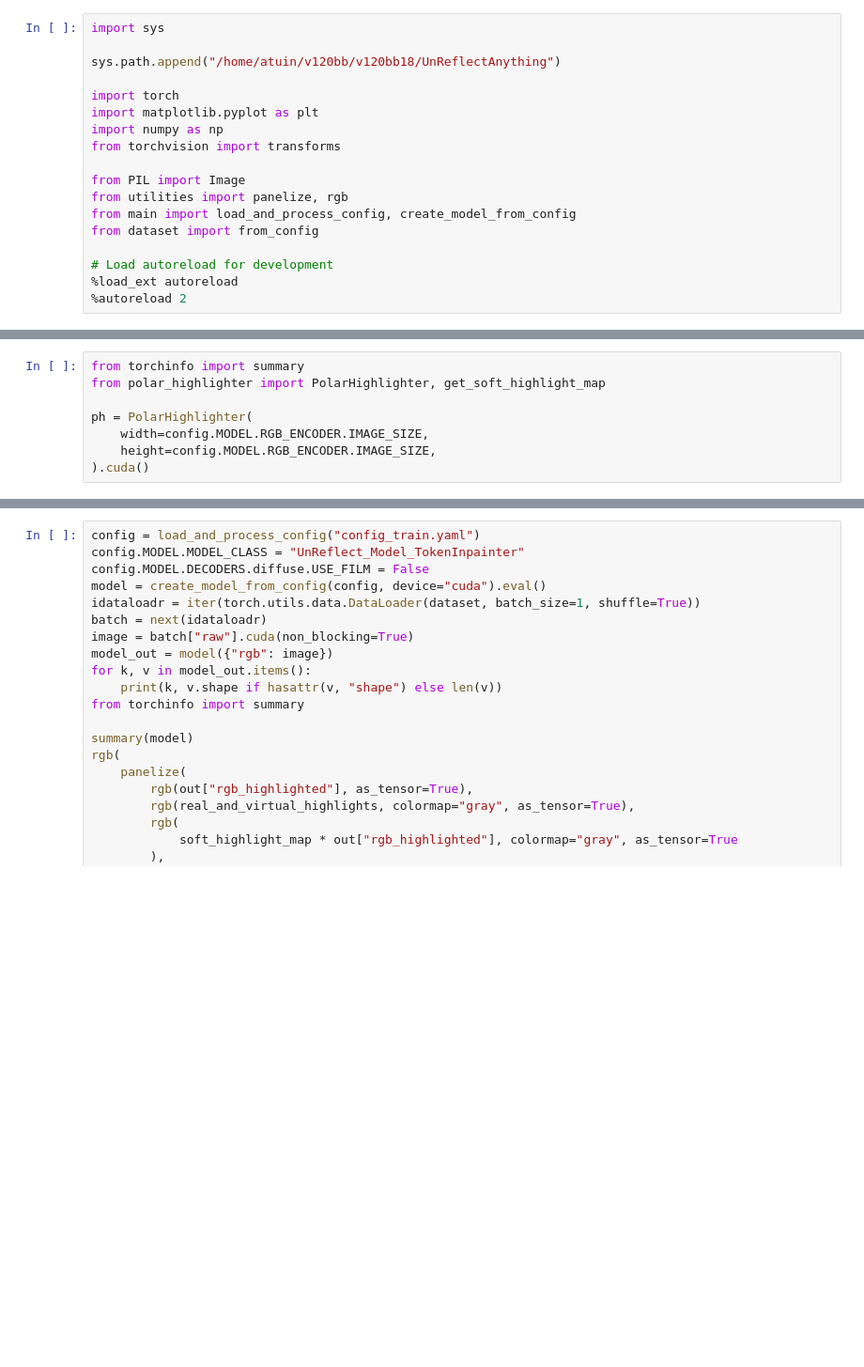
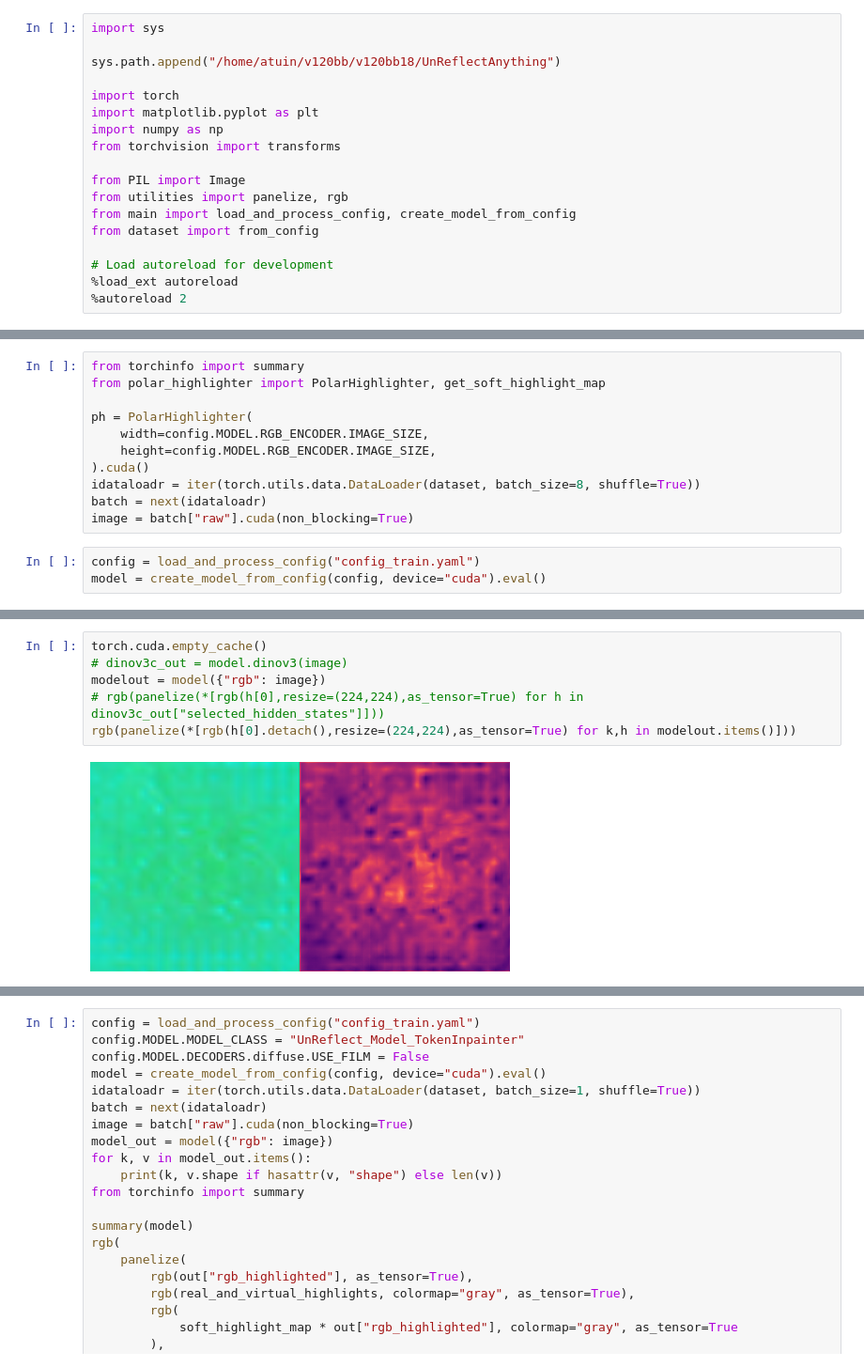
Before and after one commit to alberto-rota/UnReflectAnything, a Jupyter notebook: sandboxes/model_workshop.ipynb, the cells around one changed output, grey strips where cells are left out. Shown at 94% size. Saved outputs shown, nothing was run; the diff lists cells and outputs as text; blank space fills up the shorter version.

```diff
--- a/sandboxes/model_workshop.ipynb
+++ b/sandboxes/model_workshop.ipynb
@@ -36,3 +42,9 @@ ph = PolarHighlighter(
     width=config.MODEL.RGB_ENCODER.IMAGE_SIZE,
     height=config.MODEL.RGB_ENCODER.IMAGE_SIZE,
 ).cuda()
+idataloadr = iter(torch.utils.data.DataLoader(dataset, batch_size=8, shuffle=True))
+batch = next(idataloadr)
+image = batch["raw"].cuda(non_blocking=True)
+# %%
+config = load_and_process_config("config_train.yaml")
+model = create_model_from_config(config, device="cuda").eval()
@@ -38,0 +77,8 @@ ph = PolarHighlighter(
+# %%
+torch.cuda.empty_cache()
+# dinov3c_out = model.dinov3(image)
+modelout = model({"rgb": image})
+# rgb(panelize(*[rgb(h[0],resize=(224,224),as_tensor=True) for h in dinov3c_out["selected_hidden_states"]]))
+rgb(panelize(*[rgb(h[0].detach(),resize=(224,224),as_tensor=True) for k,h in modelout.items()]))
+# %% [output]
+[figure, added]
```
Also changed, not shown: parts of 11 cells of this notebook, 25 other files.
